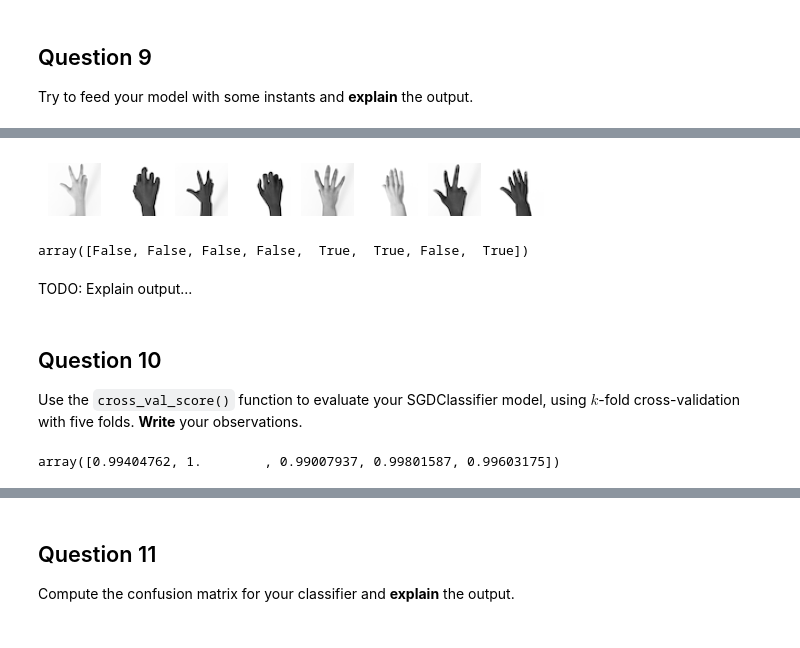
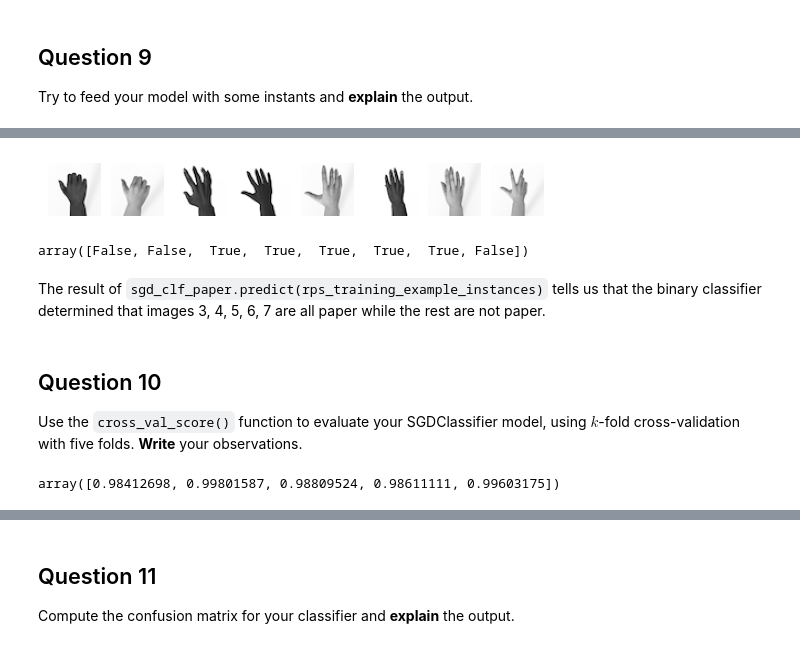
Before and after one commit to RochX/comp486-assignments, a Jupyter notebook: assignment3/assignment3.ipynb, the cells around one changed output, grey strips where cells are left out. Cells and saved outputs as stored; diff of their text form; code cells hidden in the pictures.

```diff
--- a/assignment3/assignment3.ipynb
+++ b/assignment3/assignment3.ipynb
@@ -163,6 +162,6 @@ rps_training_data_shuffled
 ## Question 6
 Separate the predictors (`rpsPredictors`) and the labels (`rpsLabels`) in the training set
 # %%
-rpsTrainingPredictors = rps_training_data_shuffled.drop("RPS Label", axis=1)
-rpsTrainingLabels = rps_training_data_shuffled["RPS Label"]
+rps_training_predictors = rps_training_data_shuffled.drop("RPS Label", axis=1)
+rps_training_labels = rps_training_data_shuffled["RPS Label"]
 # %%
@@ -227,0 +211,3 @@ Name: RPS Label, Length: 2520, dtype: bool
+# %%
+paper_train_labels = (rps_training_labels == 1)
+paper_train_labels
@@ -229,7 +228,7 @@ Name: RPS Label, Length: 2520, dtype: bool
 from sklearn.linear_model import SGDClassifier
 
 sgd_clf_paper = SGDClassifier(random_state=42)
-sgd_clf_paper.fit(rpsTrainingPredictors, paper_train)
+sgd_clf_paper.fit(rps_training_predictors, paper_train_labels)
 # %% [output]
 SGDClassifier(random_state=42)
 # %% [markdown]
@@ -259,35 +262,35 @@ Name: RPS Label, dtype: int64
 # %%
 import matplotlib.pyplot as plt
 
-rpsTrainingInstances = rpsTrainingPredictors[:8]
+rps_training_example_instances = rps_training_predictors[:8]
 
-plot_rows, plot_columns = 1, len(rpsTrainingInstances)
+plot_rows, plot_columns = 1, len(rps_training_example_instances)
 
 def subplot_rps(image_data, index):
   image = np.resize(image_data.values.copy(), (48, 48))
   plt.subplot(plot_rows, plot_columns, index)
   plt.imshow(image, cmap='gray', vmin=0, vmax=255)
   plt.axis("off")
 
 
-for i in range(len(rpsTrainingInstances)):
-  subplot_rps(rpsTrainingPredictors.iloc[[i]], i+1)
+for i in range(len(rps_training_example_instances)):
+  subplot_rps(rps_training_predictors.iloc[[i]], i+1)
 
 
 plt.show()
 # %% [output]
-[figure, old version]
+[figure, new version]
 # %%
-sgd_clf_paper.predict(rpsTrainingInstances)
+sgd_clf_paper.predict(rps_training_example_instances)
 # %% [output]
-array([False, False, False, False,  True,  True, False,  True])
+array([False, False,  True,  True,  True,  True,  True, False])
-# %% [markdown]
-TODO: Explain output...
+# %% [markdown]
+The result of `sgd_clf_paper.predict(rps_training_example_instances)` tells us that the binary classifier determined that images 3, 4, 5, 6, 7 are all paper while the rest are not paper.
 # %% [markdown]
 ## Question 10
 Use the `cross_val_score()` function to evaluate your SGDClassifier model, using $k$-fold cross-validation with five folds. **Write** your observations.
 # %%
 from sklearn.model_selection import cross_val_score
-cross_val_score(sgd_clf_paper, rpsTrainingPredictors, rpsTrainingLabels, cv=5, scoring="accuracy")
+cross_val_score(sgd_clf_paper, rps_training_predictors, rps_training_labels, cv=5, scoring="accuracy")
 # %% [output]
-array([0.99404762, 1.        , 0.99007937, 0.99801587, 0.99603175])
+array([0.98412698, 0.99801587, 0.98809524, 0.98611111, 0.99603175])
```
Also changed, not shown: parts of 18 cells of this notebook.
